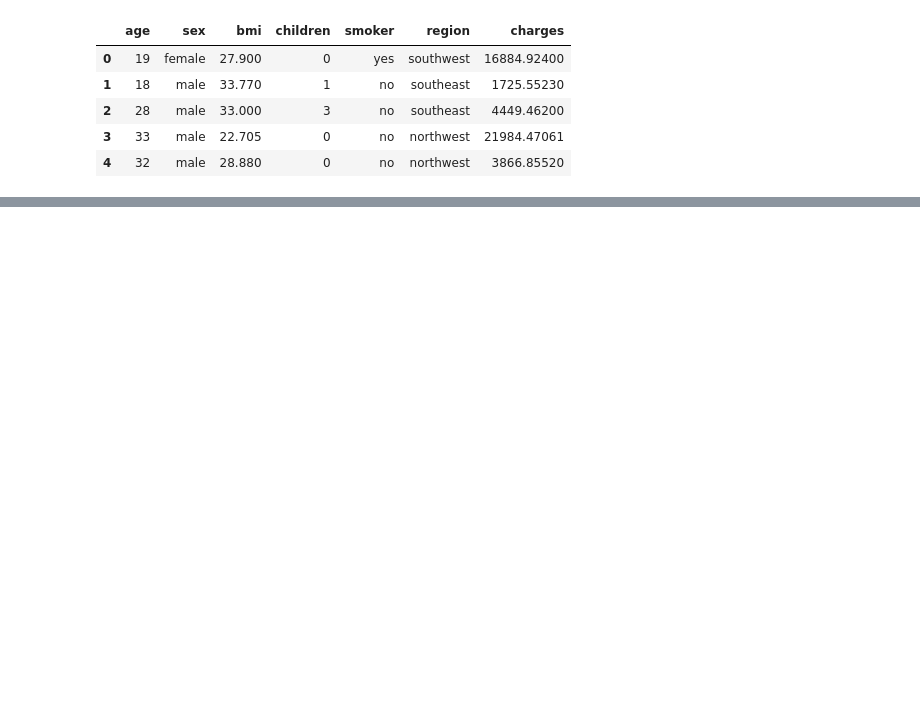
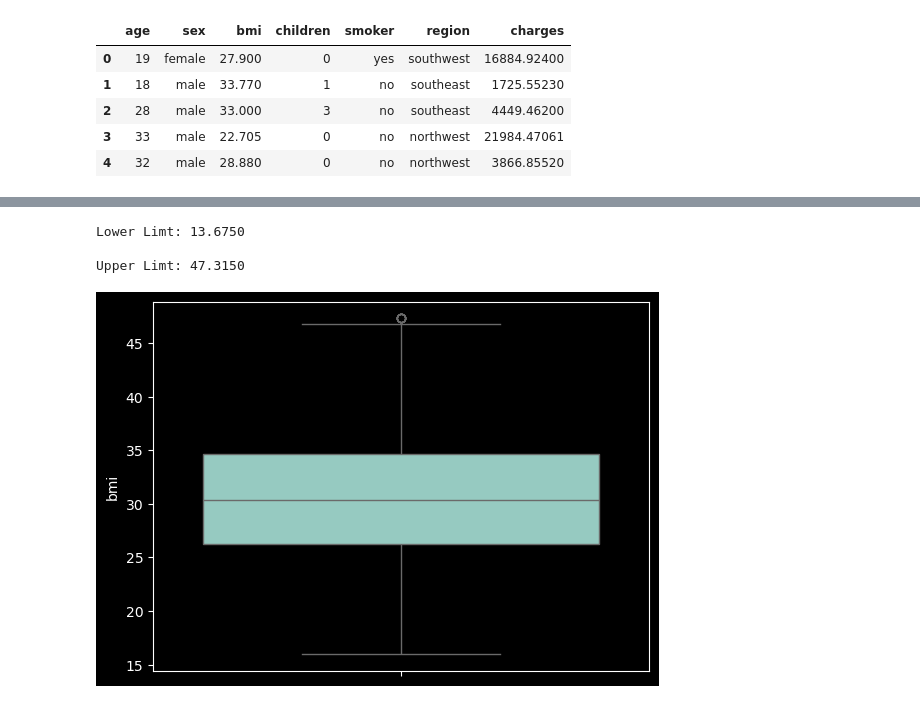
Before and after one commit to Samuel-Mbah/Medical-Insurance-Price-Prediction-Using-Machine-Learning, a Jupyter notebook: notebooks/1-data_preprocessing.ipynb, the cells around one changed output, grey strips where cells are left out. Saved outputs shown, nothing was run; the diff lists cells and outputs as text; code cells hidden in the pictures; blank space fills up the shorter version.

```diff
--- a/notebooks/1-data_preprocessing.ipynb
+++ b/notebooks/1-data_preprocessing.ipynb
@@ -151,0 +74,29 @@ df_encoded.to_csv("one_hot_encoded_df")
+# %%
+### Outliers in the bmi column
+
+Q1 = new_df["bmi"].quantile(0.25)
+
+Q2 = new_df["bmi"].quantile(0.5)
+
+Q3 = new_df["bmi"].quantile(0.75)
+
+iqr = Q3 - Q1
+
+lower_limit = Q1 - np.multiply(1.5, iqr)
+upper_limit = Q3 + np.multiply(1.5, iqr)
+
+print(f"Lower Limt: {lower_limit:.4f}\n")
+print(f"Upper Limt: {upper_limit:.4f}")
+# %% [output]
+Lower Limt: 13.6750
+
+Upper Limt: 47.3150
+# %%
+arb=ArbitraryOutlierCapper(min_capping_dict={'bmi':13.6750},max_capping_dict={'bmi':47.3150})
+df[['bmi']]=arb.fit_transform(df[['bmi']])
+
+# Plot the boxplot
+sns.boxplot(df['bmi'])
+plt.show()
+# %% [output]
+[figure, added]
```
Also changed, not shown: parts of 27 cells of this notebook, 1 other file.
